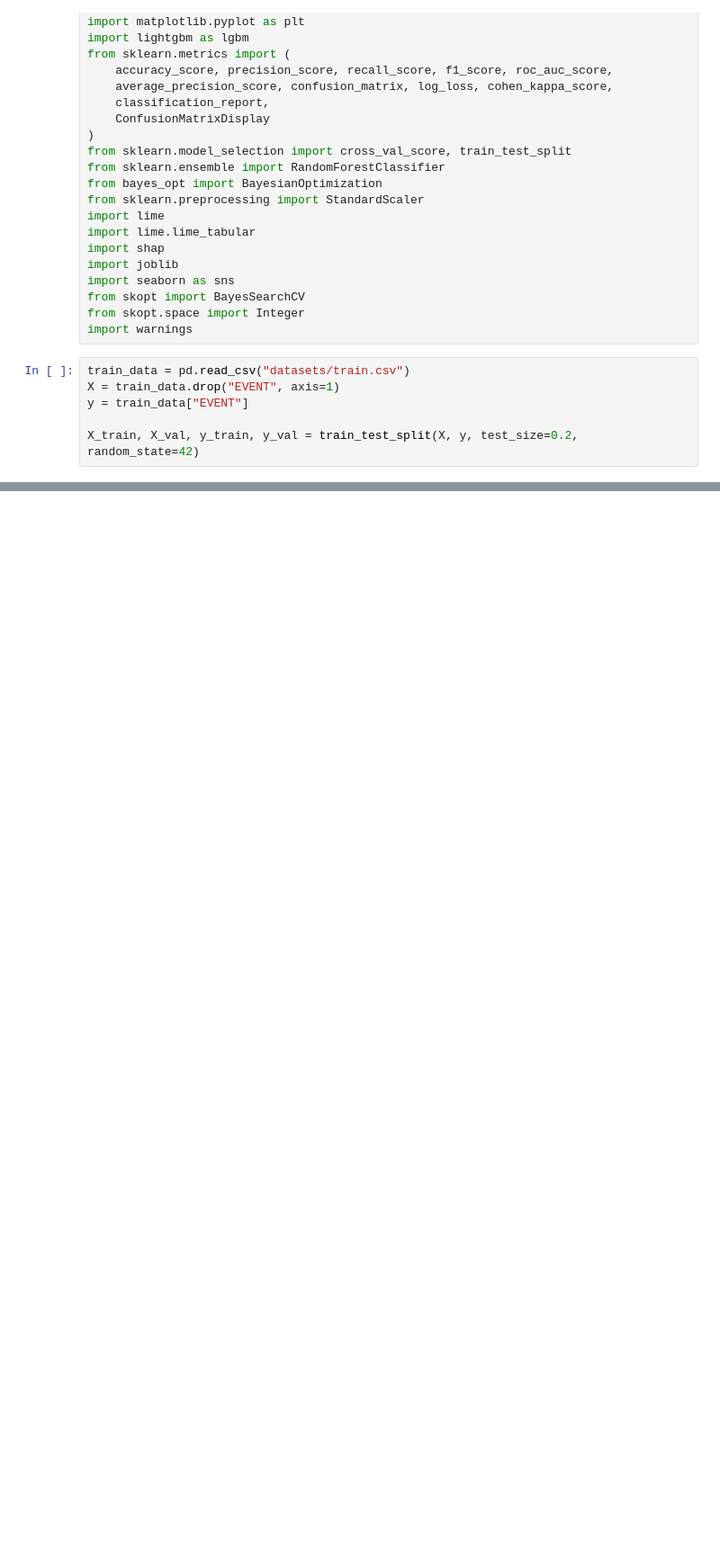
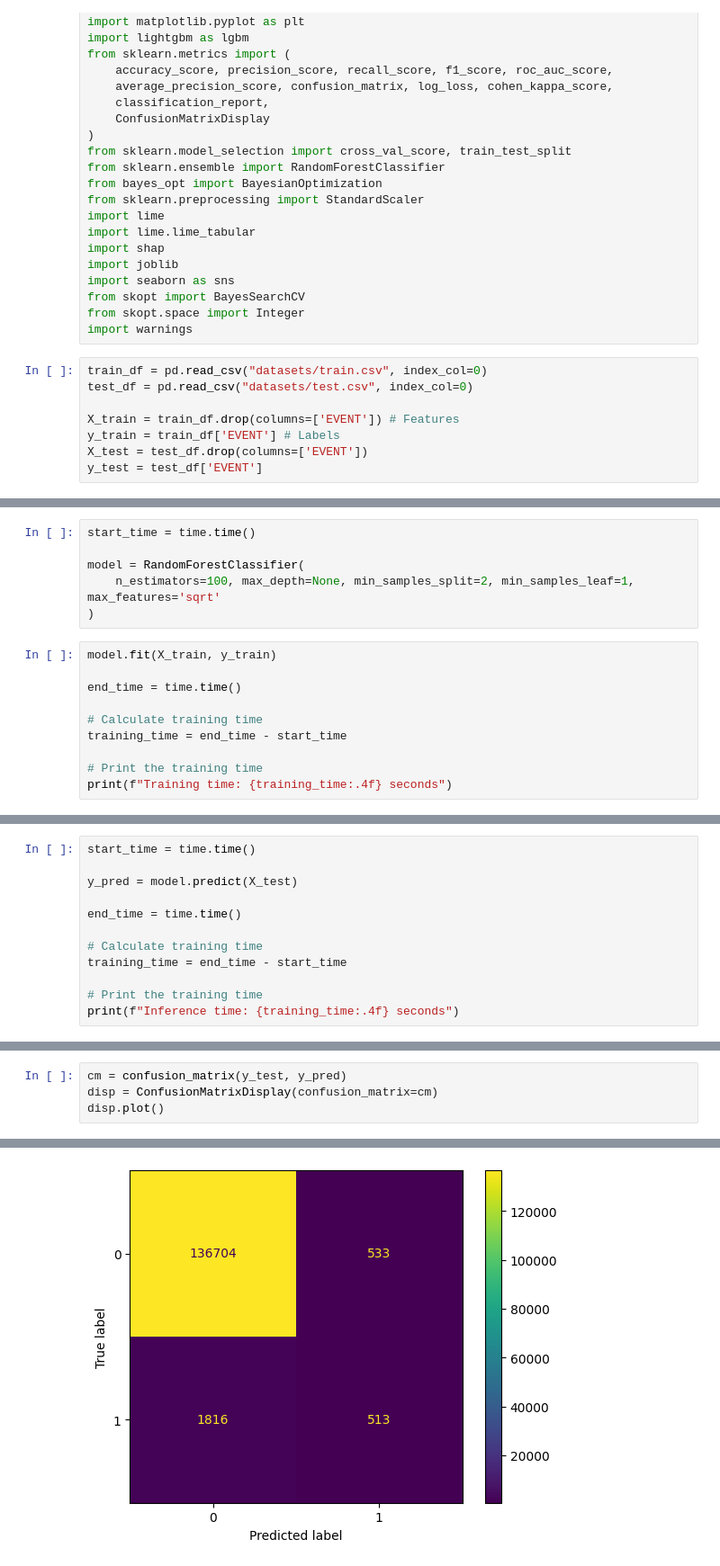
Before and after one commit to andy-ife/water-quality-pred, a Jupyter notebook: rf.ipynb, the cells around one changed output, grey strips where cells are left out. Shown at 90% size. Saved outputs shown, nothing was run; the diff lists cells and outputs as text; blank space fills up the shorter version.

Commit message:
Retrain random forest model

```diff
--- a/rf.ipynb
+++ b/rf.ipynb
@@ -23,8 +23,10 @@ from skopt import BayesSearchCV
 from skopt.space import Integer
 import warnings
 # %%
-train_data = pd.read_csv("datasets/train.csv")
-X = train_data.drop("EVENT", axis=1)
-y = train_data["EVENT"]
+train_df = pd.read_csv("datasets/train.csv", index_col=0)
+test_df = pd.read_csv("datasets/test.csv", index_col=0)
 
-X_train, X_val, y_train, y_val = train_test_split(X, y, test_size=0.2, random_state=42)
+X_train = train_df.drop(columns=['EVENT']) # Features
+y_train = train_df['EVENT'] # Labels
+X_test = test_df.drop(columns=['EVENT'])
+y_test = test_df['EVENT']
@@ -30,0 +42,16 @@ X_train, X_val, y_train, y_val = train_test_split(X, y, test_size=0.2, random_st
+# %%
+start_time = time.time()
+
+model = RandomForestClassifier(
+    n_estimators=100, max_depth=None, min_samples_split=2, min_samples_leaf=1, max_features='sqrt'
+)
+# %%
+model.fit(X_train, y_train)
+
+end_time = time.time()
+
+# Calculate training time
+training_time = end_time - start_time
+
+# Print the training time
+print(f"Training time: {training_time:.4f} seconds")
@@ -30,0 +60,12 @@ X_train, X_val, y_train, y_val = train_test_split(X, y, test_size=0.2, random_st
+# %%
+start_time = time.time()
+
+y_pred = model.predict(X_test)
+
+end_time = time.time()
+
+# Calculate training time
+training_time = end_time - start_time
+
+# Print the training time
+print(f"Inference time: {training_time:.4f} seconds")
@@ -30,0 +74,5 @@ X_train, X_val, y_train, y_val = train_test_split(X, y, test_size=0.2, random_st
+# %%
+cm = confusion_matrix(y_test, y_pred)
+disp = ConfusionMatrixDisplay(confusion_matrix=cm)
+disp.plot()
+# %% [output]
@@ -30,0 +80 @@ X_train, X_val, y_train, y_val = train_test_split(X, y, test_size=0.2, random_st
+[figure, added]
```
Also changed, not shown: parts of 15 cells of this notebook, 4 other files.
